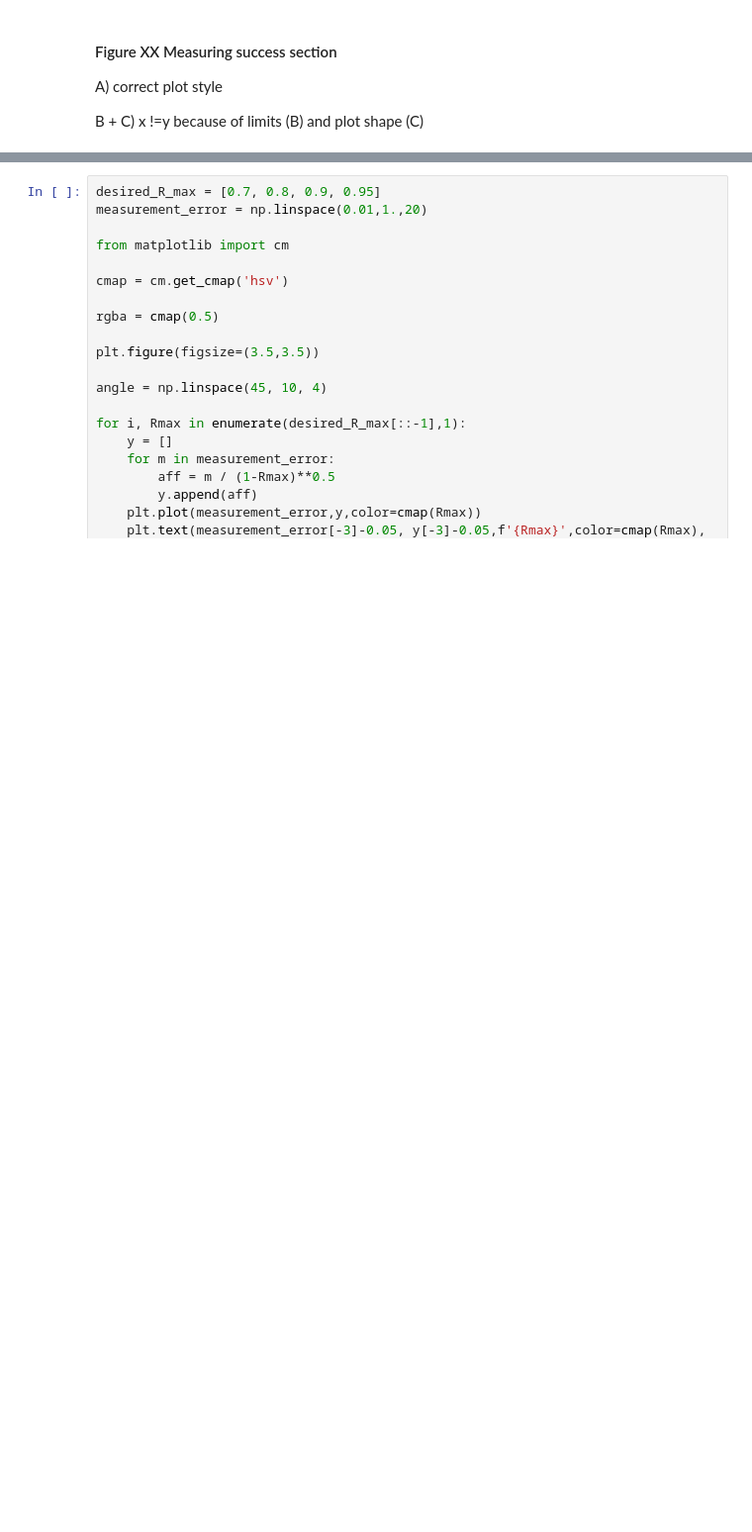
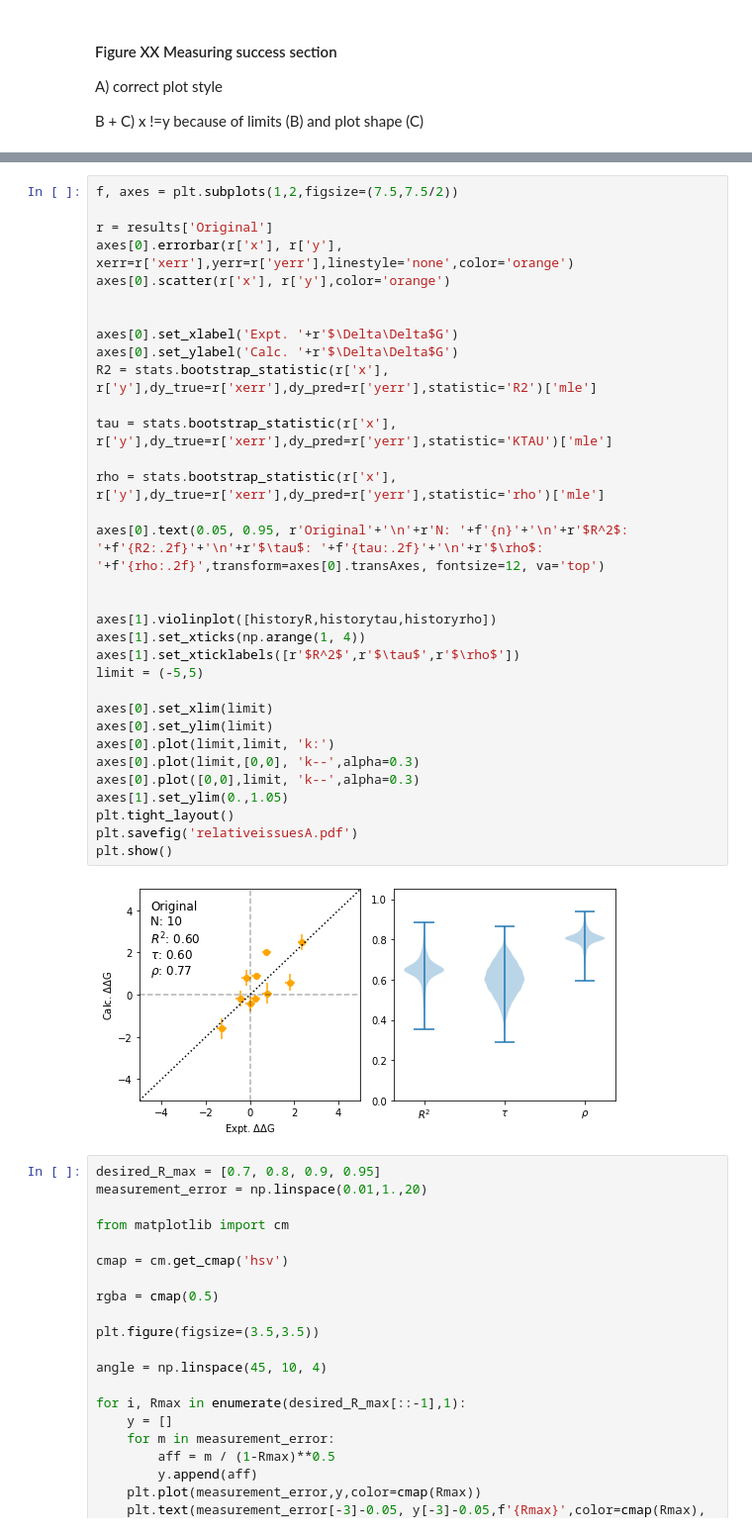
Before and after one commit to openforcefield/protein-ligand-benchmark-livecoms, a Jupyter notebook: figures/analysis/analysis-section.ipynb, the cells around one changed output, grey strips where cells are left out. Shown: that part at 99% size. Drawn from its saved outputs; the diff is of its cells as text; blank space fills up the shorter version.

```diff
--- a/figures/analysis/analysis-section.ipynb
+++ b/figures/analysis/analysis-section.ipynb
@@ -56,3 +364,38 @@ plt.show()
+# %%
+f, axes = plt.subplots(1,2,figsize=(7.5,7.5/2))
+
+r = results['Original']
+axes[0].errorbar(r['x'], r['y'], xerr=r['xerr'],yerr=r['yerr'],linestyle='none',color='orange')
+axes[0].scatter(r['x'], r['y'],color='orange')
+
+
+axes[0].set_xlabel('Expt. '+r'$\Delta\Delta$G')
+axes[0].set_ylabel('Calc. '+r'$\Delta\Delta$G')
+R2 = stats.bootstrap_statistic(r['x'], r['y'],dy_true=r['xerr'],dy_pred=r['yerr'],statistic='R2')['mle']
+
+tau = stats.bootstrap_statistic(r['x'], r['y'],dy_true=r['xerr'],dy_pred=r['yerr'],statistic='KTAU')['mle']
+
+rho = stats.bootstrap_statistic(r['x'], r['y'],dy_true=r['xerr'],dy_pred=r['yerr'],statistic='rho')['mle']
+
+axes[0].text(0.05, 0.95, r'Original'+'\n'+r'N: '+f'{n}'+'\n'+r'$R^2$: '+f'{R2:.2f}'+'\n'+r'$\tau$: '+f'{tau:.2f}'+'\n'+r'$\rho$: '+f'{rho:.2f}',transform=axes[0].transAxes, fontsize=12, va='top')
+
+
+axes[1].violinplot([historyR,historytau,historyrho])
+axes[1].set_xticks(np.arange(1, 4))
+axes[1].set_xticklabels([r'$R^2$',r'$\tau$',r'$\rho$'])
+limit = (-5,5)
+
+axes[0].set_xlim(limit)
+axes[0].set_ylim(limit)
+axes[0].plot(limit,limit, 'k:')
+axes[0].plot(limit,[0,0], 'k--',alpha=0.3)
+axes[0].plot([0,0],limit, 'k--',alpha=0.3)
+axes[1].set_ylim(0.,1.05)
+plt.tight_layout()
+plt.savefig('relativeissuesA.pdf')
+plt.show()
+# %% [output]
+[figure, added]
 # %%
 desired_R_max = [0.7, 0.8, 0.9, 0.95]
 measurement_error = np.linspace(0.01,1.,20)
```
Also changed, not shown: parts of 7 cells of this notebook, 2 other files.
